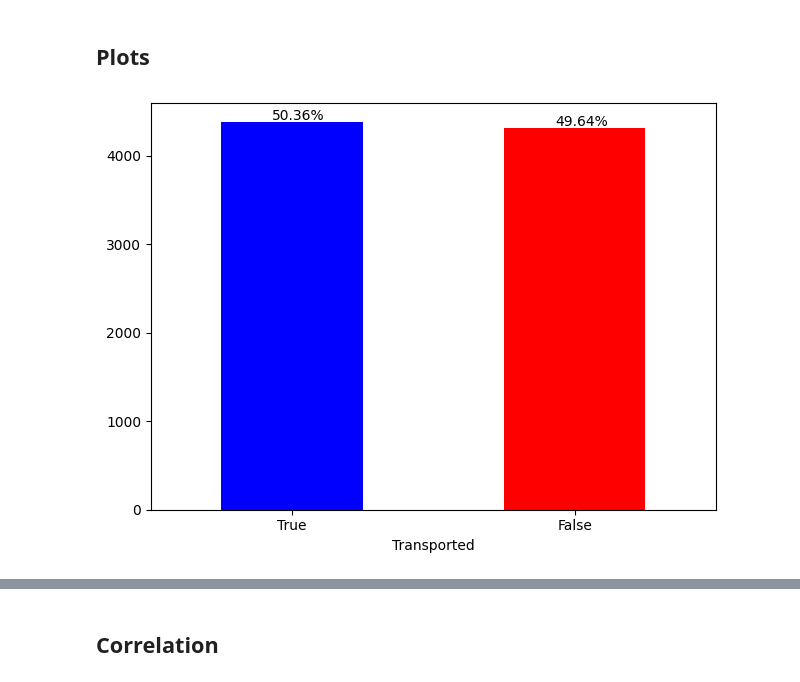
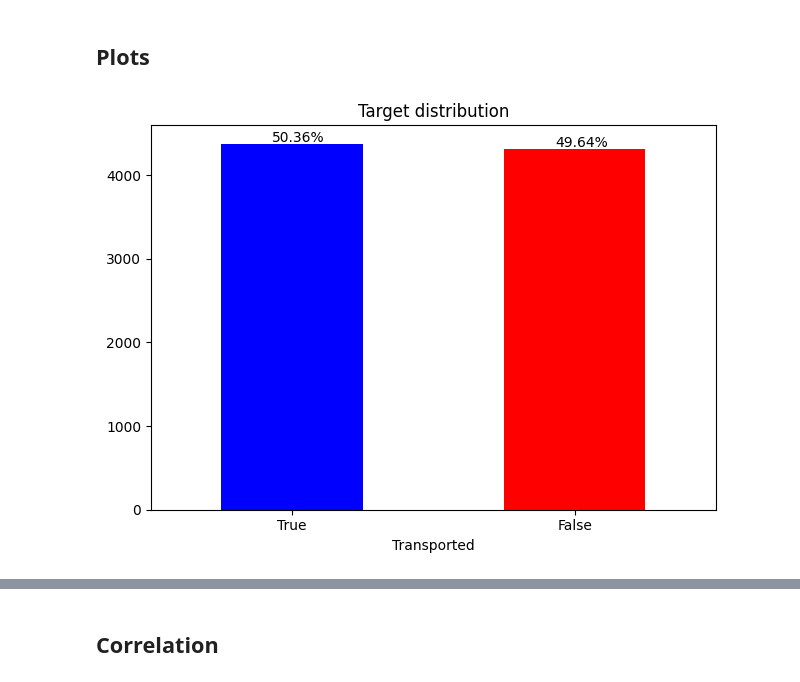
Before and after one commit to Husted42/Husted42, a Jupyter notebook: python/pipeline/spaceshipTitanic/pipeline.ipynb, the cells around one changed output, grey strips where cells are left out. Saved outputs shown, nothing was run; the diff lists cells and outputs as text; code cells hidden in the pictures.

```diff
--- a/python/pipeline/spaceshipTitanic/pipeline.ipynb
+++ b/python/pipeline/spaceshipTitanic/pipeline.ipynb
@@ -76,19 +76,19 @@ Transported : bool 0
 # %%
 # Get labels
 labels = np.array(train['Transported'].value_counts())
 labels = (labels / labels.sum(axis=0) * 100).round(decimals=2).astype(str)
 labels = list(map(lambda x : x+'%', labels))
 
 # Plot
 train['Transported'].value_counts().plot(kind='bar', color=('blue', 'red'))
 ax = plt.gca()
 ax.tick_params(axis='x', labelrotation = 0)
 # ax.bar_label(ax.containers[0], label_type='edge')
 i = 0
 for p in ax.patches:
     ax.annotate(str(labels[i]), (p.get_x() + 0.18, p.get_height() * 1.005))
     i =+ 1
-
+plt.title('Target distribution')
 plt.show()
 # %% [output]
-[figure, old version]
+[figure, new version]
```
Also changed, not shown: parts of 4 cells of this notebook.
